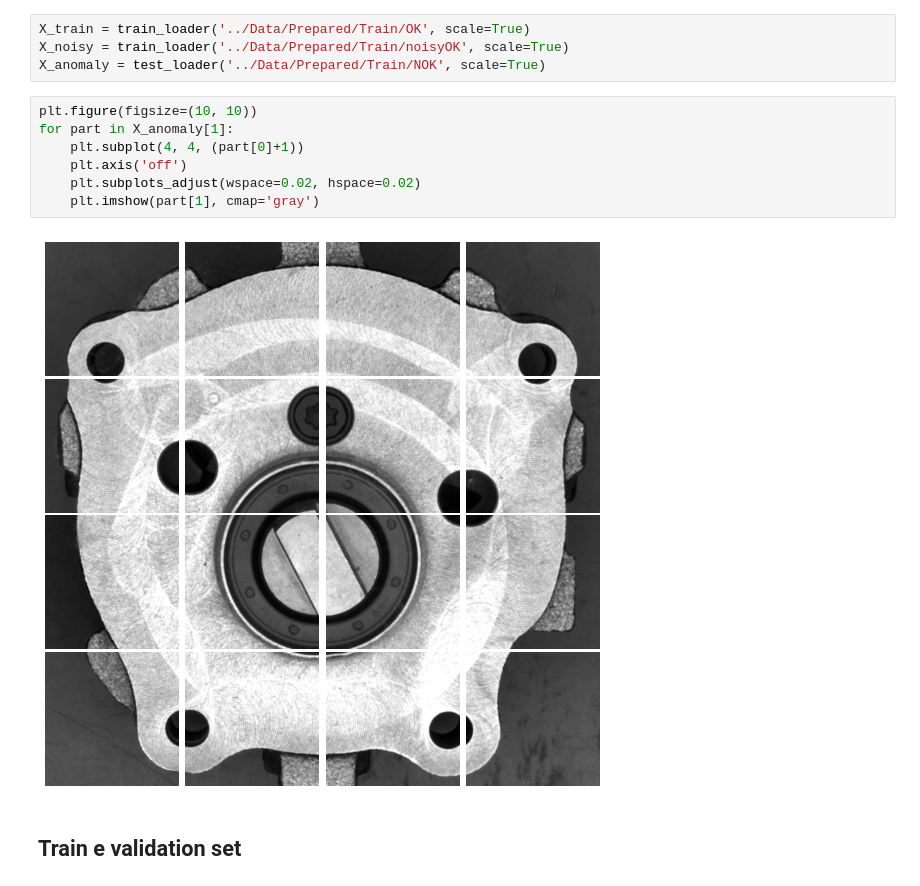
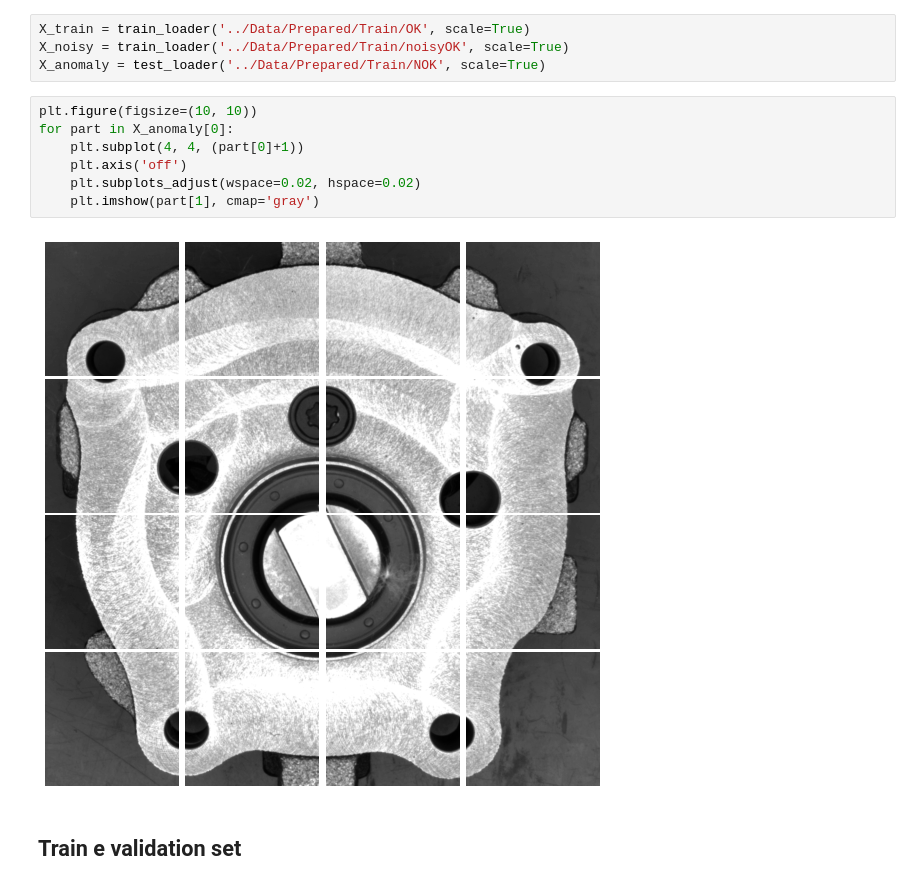
Before and after one commit to DragoneKTM/Industry_lab, a Jupyter notebook: Notebooks/Part2_training.ipynb, the cells around one changed output. Cells and saved outputs as stored; diff of their text form.

```diff
--- a/Notebooks/Part2_training.ipynb
+++ b/Notebooks/Part2_training.ipynb
@@ -64,13 +64,13 @@ X_noisy = train_loader('../Data/Prepared/Train/noisyOK', scale=True)
 X_anomaly = test_loader('../Data/Prepared/Train/NOK', scale=True)
 # %%
 plt.figure(figsize=(10, 10))
-for part in X_anomaly[1]:
+for part in X_anomaly[0]:
     plt.subplot(4, 4, (part[0]+1))
     plt.axis('off')
     plt.subplots_adjust(wspace=0.02, hspace=0.02)
     plt.imshow(part[1], cmap='gray')
 # %% [output]
-[figure, old version]
+[figure, new version]
 # %% [markdown]
 ## Train e validation set
 # %%
```
Also changed, not shown: parts of 5 cells of this notebook, 2 other files.
